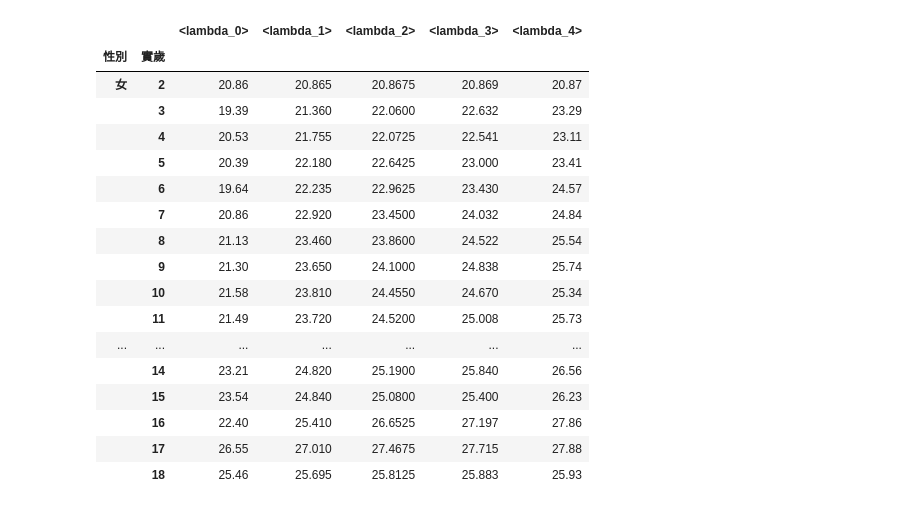
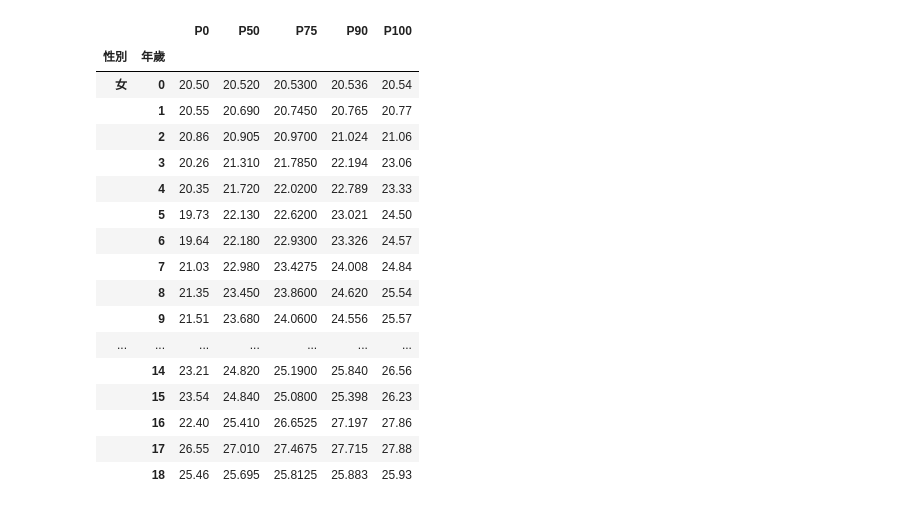
Before and after one commit to neurobit-ai/eyeForm, a Jupyter notebook: data_to_plot.ipynb, the cells around one changed output. Cells and saved outputs as stored; diff of their text form; code cells hidden in the pictures.

```diff
--- a/data_to_plot.ipynb
+++ b/data_to_plot.ipynb
@@ -100,0 +102,5 @@ data
+# %%
+data.loc[data['散瞳劑'] > 0, '散瞳劑'] = '散瞳劑'
+data['治療處置分類'] = data['眼鏡'].fillna('') + data['散瞳劑'].fillna('') + data['角膜塑型片'].fillna('')
+data['治療處置分類'] = data['治療處置分類'].replace({'': '不處置'})
+data['治療處置分類'].value_counts()
@@ -101,16 +135,18 @@ data
 # %%
 import numpy as np
 def percentile(q):
-    return lambda a: np.percentile(a, q)
+    def function(a):
+        return np.percentile(a, q)
+    function.__name__ = f'P{q}'
+    return function
 # %%
-quartile = data.groupby(['性別', '實歲'])['軸長'].aggregate([percentile(25), percentile(75)])
-IQR = quartile['<lambda_1>'] - quartile['<lambda_0>']
-lower_fence = quartile['<lambda_0>'] - IQR * 1.5
-upper_fence = quartile['<lambda_1>'] + IQR * 1.5
+quartile = data.groupby(['性別', '年歲'])['軸長'].aggregate([percentile(25), percentile(75)])
+IQR = quartile['P75'] - quartile['P25']
+lower_fence = quartile['P25'] - IQR * 1.5
+upper_fence = quartile['P75'] + IQR * 1.5
 # %%
-for i in lower_fence.index:
-    data.loc[(data['性別'] == i[0]) & (data['實歲'] == i[1]), 'lower_fence'] = lower_fence[i]
-for i in upper_fence.index:
-    data.loc[(data['性別'] == i[0]) & (data['實歲'] == i[1]), 'upper_fence'] = upper_fence[i]
+for i in quartile.index:
+    data.loc[(data['性別'] == i[0]) & (data['年歲'] == i[1]), 'lower_fence'] = lower_fence[i]
+    data.loc[(data['性別'] == i[0]) & (data['年歲'] == i[1]), 'upper_fence'] = upper_fence[i]
 data
 # %% [output]
@@ -147,22 +183,22 @@ data_without_outliers
 # %%
-data_to_plot = data_without_outliers.groupby(['性別', '實歲'])['軸長'].aggregate([percentile(0), percentile(50), percentile(75), percentile(90), percentile(100)])
-data_to_plot
+stacked_area = data_without_outliers.groupby(['性別', '年歲'])['軸長'].aggregate([percentile(0), percentile(50), percentile(75), percentile(90), percentile(100)])
+stacked_area
 # %% [output]
-|  |  | <lambda_0> | <lambda_1> | <lambda_2> | <lambda_3> | <lambda_4> |
-| 性別 | 實歲 |  |  |  |  |  |
-| 女 | 2 | 20.86 | 20.865 | 20.8675 | 20.869 | 20.87 |
-|  | 3 | 19.39 | 21.360 | 22.0600 | 22.632 | 23.29 |
-|  | 4 | 20.53 | 21.755 | 22.0725 | 22.541 | 23.11 |
-|  | 5 | 20.39 | 22.180 | 22.6425 | 23.000 | 23.41 |
-|  | 6 | 19.64 | 22.235 | 22.9625 | 23.430 | 24.57 |
-|  | 7 | 20.86 | 22.920 | 23.4500 | 24.032 | 24.84 |
-|  | 8 | 21.13 | 23.460 | 23.8600 | 24.522 | 25.54 |
-|  | 9 | 21.30 | 23.650 | 24.1000 | 24.838 | 25.74 |
-|  | 10 | 21.58 | 23.810 | 24.4550 | 24.670 | 25.34 |
-|  | 11 | 21.49 | 23.720 | 24.5200 | 25.008 | 25.73 |
+|  |  | P0 | P50 | P75 | P90 | P100 |
+| 性別 | 年歲 |  |  |  |  |  |
+| 女 | 0 | 20.50 | 20.520 | 20.5300 | 20.536 | 20.54 |
+|  | 1 | 20.55 | 20.690 | 20.7450 | 20.765 | 20.77 |
+|  | 2 | 20.86 | 20.905 | 20.9700 | 21.024 | 21.06 |
+|  | 3 | 20.26 | 21.310 | 21.7850 | 22.194 | 23.06 |
+|  | 4 | 20.35 | 21.720 | 22.0200 | 22.789 | 23.33 |
+|  | 5 | 19.73 | 22.130 | 22.6200 | 23.021 | 24.50 |
+|  | 6 | 19.64 | 22.180 | 22.9300 | 23.326 | 24.57 |
+|  | 7 | 21.03 | 22.980 | 23.4275 | 24.008 | 24.84 |
+|  | 8 | 21.35 | 23.450 | 23.8600 | 24.620 | 25.54 |
+|  | 9 | 21.51 | 23.680 | 24.0600 | 24.556 | 25.57 |
 | ... | ... | ... | ... | ... | ... | ... |
 |  | 14 | 23.21 | 24.820 | 25.1900 | 25.840 | 26.56 |
-|  | 15 | 23.54 | 24.840 | 25.0800 | 25.400 | 26.23 |
+|  | 15 | 23.54 | 24.840 | 25.0800 | 25.398 | 26.23 |
 |  | 16 | 22.40 | 25.410 | 26.6525 | 27.197 | 27.86 |
 |  | 17 | 26.55 | 27.010 | 27.4675 | 27.715 | 27.88 |
 |  | 18 | 25.46 | 25.695 | 25.8125 | 25.883 | 25.93 |
```
Also changed, not shown: parts of 14 cells of this notebook.
